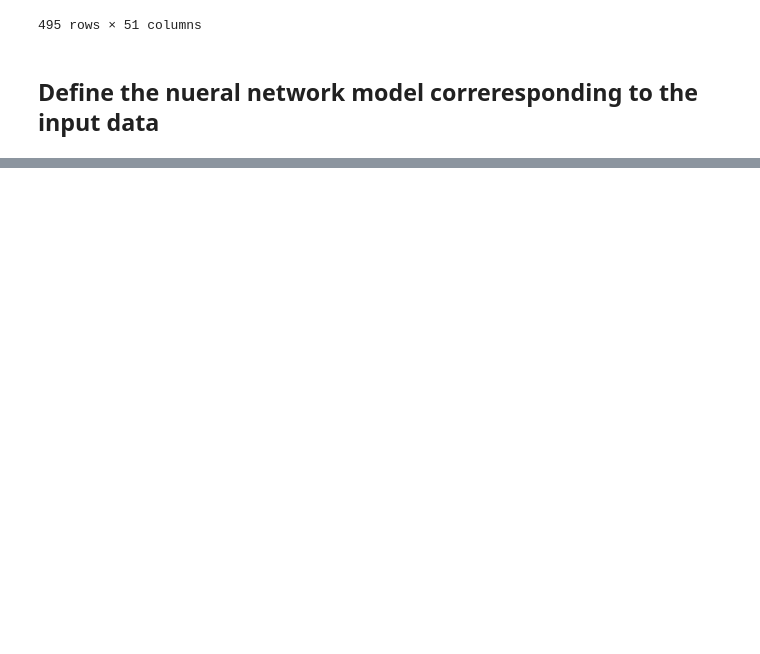
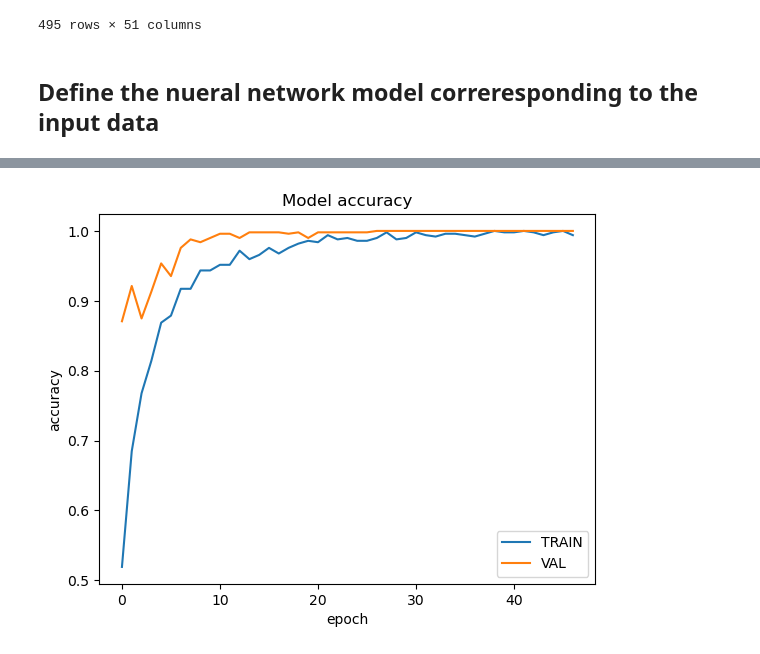
Before and after one commit to r1407p/Human-pose-estimation, a Jupyter notebook: code/train_model/train_model.ipynb, the cells around one changed output, grey strips where cells are left out. Cells and saved outputs as stored; diff of their text form; code cells hidden in the pictures; blank space fills up the shorter version.

```diff
--- a/code/train_model/train_model.ipynb
+++ b/code/train_model/train_model.ipynb
@@ -148,5 +149,13 @@ inputs = tf.keras.Input(shape= 51)
 reshaped_inputs = keras.layers.Reshape((17, 3))(inputs)
 # since the input data will have 17 critical point with (x,y,score)
 # so we initial the input as 51 entry, and reshapre it to (17,3)
+embedding = landmarks_to_embedding(reshaped_inputs)
 
-embedding = landmarks_to_embedding(reshaped_inputs)
+layer = keras.layers.Dense(128, activation=tf.nn.relu6)(embedding)
+layer = keras.layers.Dropout(0.5)(layer)
+layer = keras.layers.Dense(64, activation=tf.nn.relu6)(layer)
+layer = keras.layers.Dropout(0.5)(layer)
+outputs = keras.layers.Dense(len(class_names), activation="softmax")(layer)
+
+model = keras.Model(inputs, outputs)
+model.summary()
@@ -152,0 +196,24 @@ embedding = landmarks_to_embedding(reshaped_inputs)
+# %%
+model.compile(
+    optimizer='adam',
+    loss='categorical_crossentropy',
+    metrics=['accuracy']
+)
+
+# Add a checkpoint callback to store the checkpoint that has the highest
+# validation accuracy.
+checkpoint_path = "weights.best.hdf5"
+checkpoint = keras.callbacks.ModelCheckpoint(checkpoint_path,
+                             monitor='val_accuracy',
+                             verbose=1,
+                             save_best_only=True,
+                             mode='max')
+earlystopping = keras.callbacks.EarlyStopping(monitor='val_accuracy',
+                                              patience=20)
+
+# Start training
+history = model.fit(x_train, y_train,
+                    epochs=200,
+                    batch_size=16,
+                    validation_data=(x_test, y_test),
+                    callbacks=[checkpoint, earlystopping])
@@ -152,0 +238,12 @@ embedding = landmarks_to_embedding(reshaped_inputs)
+# %%
+from matplotlib import pyplot as plt
+# Visualize the training history to see whether you're overfitting.
+plt.plot(history.history['accuracy'])
+plt.plot(history.history['val_accuracy'])
+plt.title('Model accuracy')
+plt.ylabel('accuracy')
+plt.xlabel('epoch')
+plt.legend(['TRAIN', 'VAL'], loc='lower right')
+plt.show()
+# %% [output]
+[figure, added]
```
Also changed, not shown: parts of 7 cells of this notebook, 1 other file.
